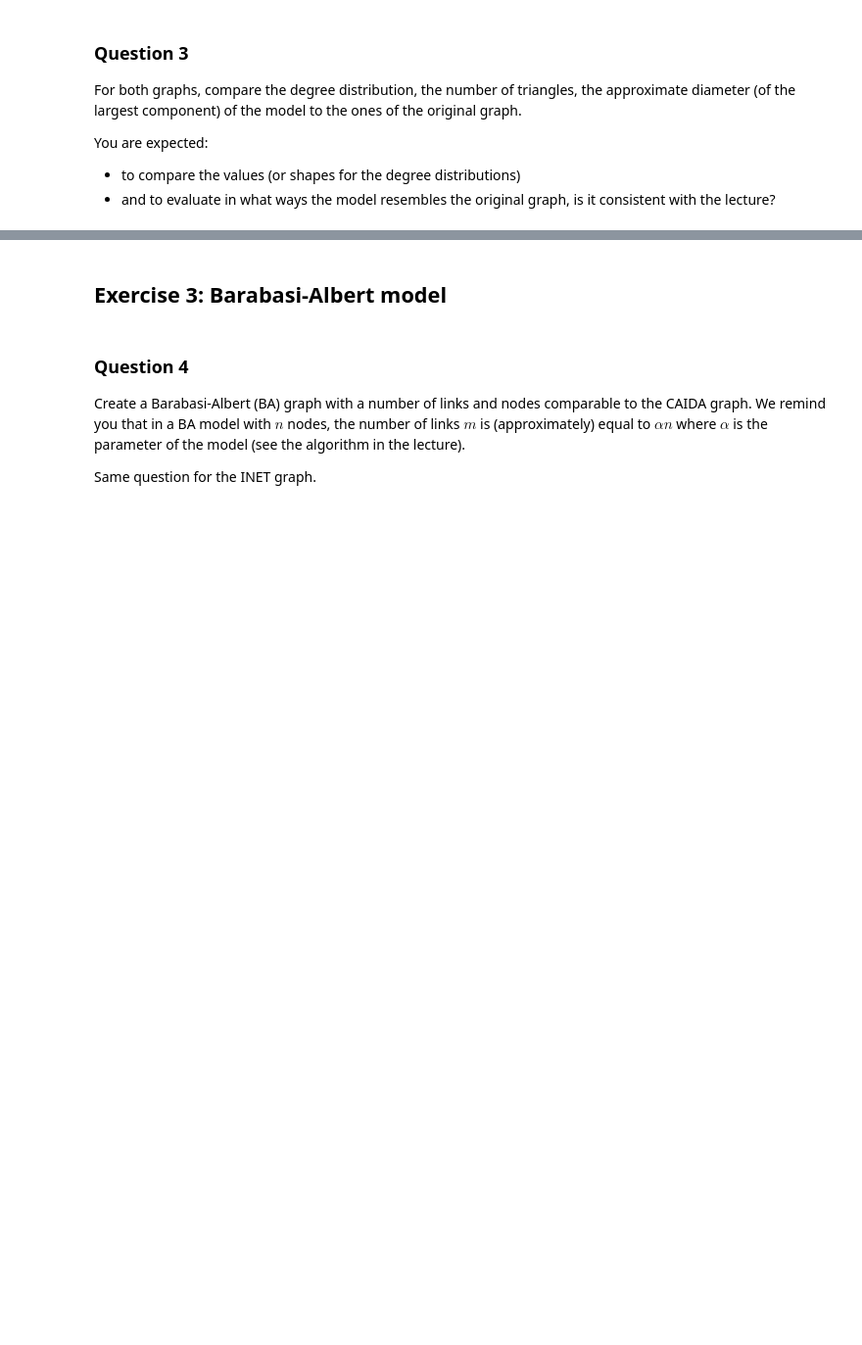
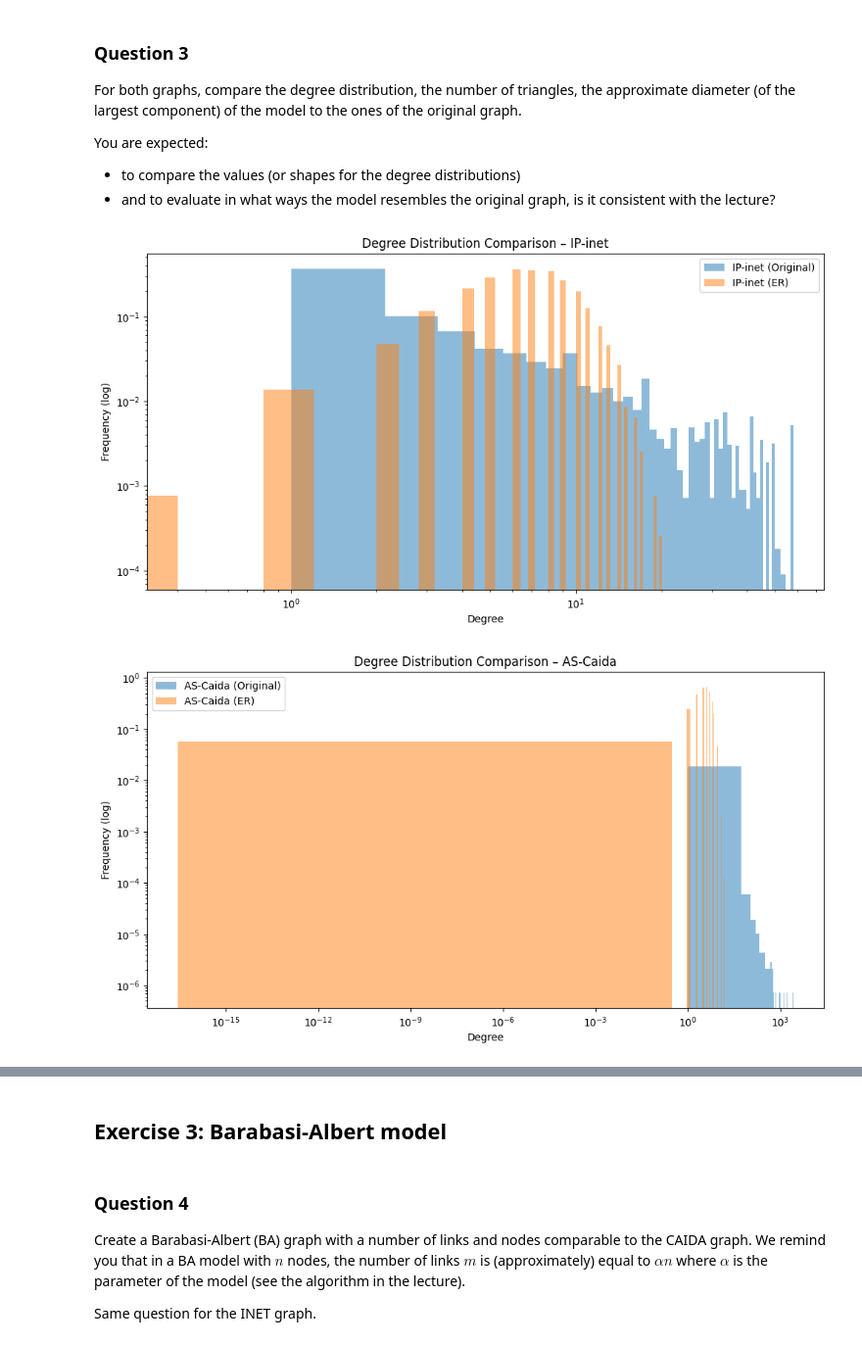
Before and after one commit to Foster-Ellis/GaN-labs, a Jupyter notebook: Lab work 3 TP10/TP10_Students.ipynb, the cells around one changed output, grey strips where cells are left out. Shown at 98% size. Drawn from its saved outputs; the diff is of its cells as text; code cells hidden in the pictures; blank space fills up the shorter version.

```diff
--- a/Lab work 3 TP10/TP10_Students.ipynb
+++ b/Lab work 3 TP10/TP10_Students.ipynb
@@ -41,3 +152,40 @@ For both graphs, compare the degree distribution, the number of triangles, the a
 You are expected:
 - to compare the values (or shapes for the degree distributions)
 - and to evaluate in what ways the model resembles the original graph, is it consistent with the lecture?
+# %%
+def compare_degree_distribution(G1, G2, label1, label2, title):
+    deg1 = [d for _, d in G1.degree()]
+    deg2 = [d for _, d in G2.degree()]
+
+    plt.figure(figsize=(12, 6))
+
+    plt.hist(deg1, bins=50, density=True, alpha=0.5, label=label1, log=True)
+    plt.hist(deg2, bins=50, density=True, alpha=0.5, label=label2, log=True)
+
+    plt.title(title)
+    plt.xlabel("Degree")
+    plt.ylabel("Frequency (log)")
+    plt.xscale('log')
+    plt.legend()
+    plt.show()
+
+
+compare_degree_distribution(
+    G_inet,
+    G_inet_er,
+    "IP-inet (Original)",
+    "IP-inet (ER)",
+    "Degree Distribution Comparison – IP-inet"
+)
+
+compare_degree_distribution(
+    G_caida,
+    G_caida_er,
+    "AS-Caida (Original)",
+    "AS-Caida (ER)",
+    "Degree Distribution Comparison – AS-Caida"
+)
+#The ER model completely fails to reproduce the heavy-tailed structure of the AS graph by the way youll see this when you run the code
+# %% [output]
+[figure, added]
+[figure, added]
```
Also changed, not shown: parts of 18 cells of this notebook, 4 other files.
